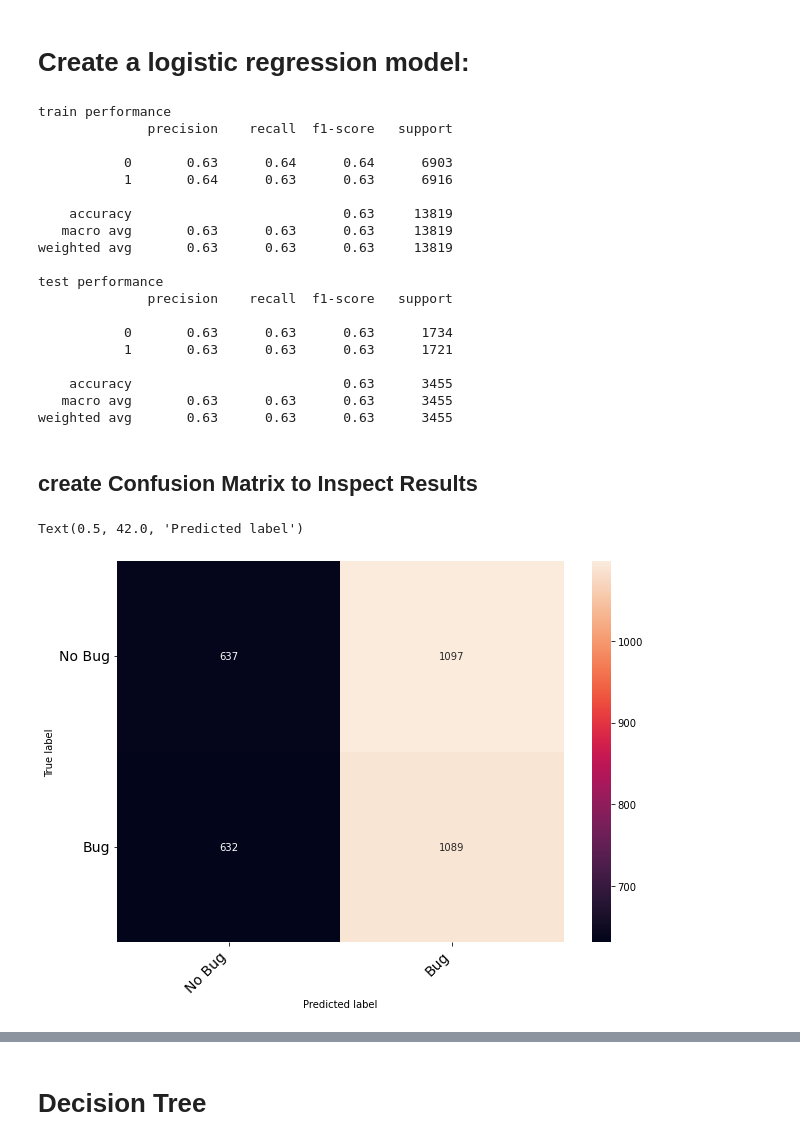
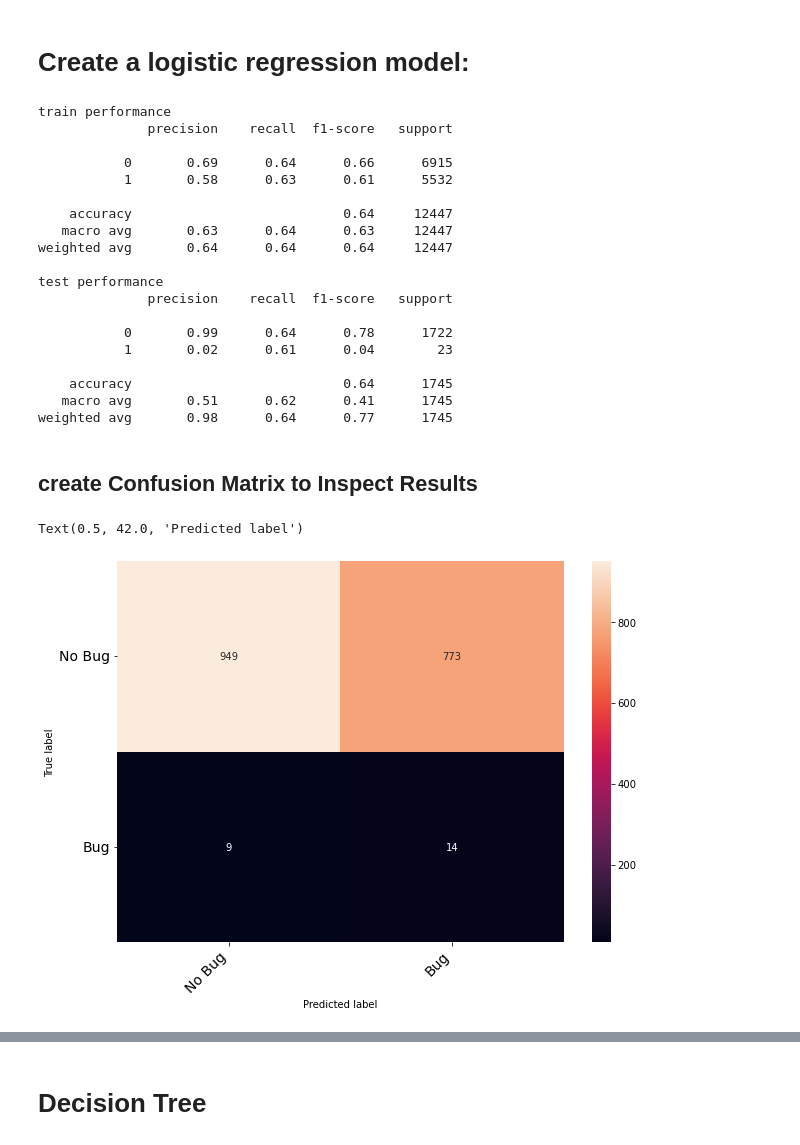
Before and after one commit to eGGenius/Fallstudie, a Jupyter notebook: Code/LogisticRegression.ipynb, the cells around one changed output, grey strips where cells are left out. Cells and saved outputs as stored; diff of their text form; code cells hidden in the pictures.

```diff
--- a/Code/LogisticRegression.ipynb
+++ b/Code/LogisticRegression.ipynb
@@ -191,4 +193,4 @@ frame_new = pd.concat(lst)
 # %%
-target = frame_new['isBuggy']
-predictors = frame_new.drop(["isBuggy"], axis=1)
+target = original_data['isBuggy']
+predictors = original_data.drop(["isBuggy"], axis=1)
 # %%
@@ -199,3 +203,20 @@ frame_new['isBuggy'].sum()
 X_train, X_test, y_train, y_test = train_test_split(
     predictors, target, test_size=0.2, random_state=123
 )  # 80-20 split into training and test data
+# %%
+# define oversampling strategy
+# this value was evaluated to maximise precision with following values:
+
+#          Logistic Regression                 Decision Tree
+#  0.1:    3/(118+3)=0.024793388429752066116   0/0 = NaN
+#  0.2:    0/16 = 0                            0/27 = 0
+#  0.3:    0/23 = 0                            2/(92+2)=0.021276595744680851064
+#  0.4:    3/(93+3)=0.03125                    1/(118+1)=0.0084033613445378151261
+#  0.5:    1/(97+1)=0.010204081632653061224    1/(119+1)=0.0083333333333333333333
+#  0.6:    0/122 = 0                           4/(4+155)=0.025157232704402515723
+#  0.7:    3/(131+3)=0.022388059701492537313   4/(144+4)=0.027027027027027027027
+#  0.8:    4/(106+4)=0.036363636363636363636   10/(641+10)=0.027888446215139442231
+#  0.9:    7/(343+7)=0.02                      8/(356+8)=0.021978021978021978022
+#  1.0:    8/(380+8)=0.020618556701030927835   9/(458+9)=0.019271948608137044968
+
+oversample = RandomOverSampler(sampling_strategy=0.8)
@@ -202,64 +238,66 @@ X_train, X_test, y_train, y_test = train_test_split(
+# %%
+# fit and apply the transform
+X_over, y_over = oversample.fit_resample(X_train, y_train)
 # %%
-# Musterlösung
+# use StandardScaled to scale Features
 
 scaler = StandardScaler()
-scaler.fit(X_train)
+scaler.fit(X_over)
 
-X_train = scaler.transform(X_train)
+X_over = scaler.transform(X_over)
 X_test = scaler.transform(X_test)
 # %% [markdown]
 # Create a logistic regression model:
 # %%
 # Musterlösung
 logreg = LogisticRegression()
-logreg.fit(X_train, y_train)
+logreg.fit(X_over, y_over)
 print("train performance")
-print(classification_report(y_train, logreg.predict(X_train)))
+print(classification_report(y_over, logreg.predict(X_over)))
 print("test performance")
 print(classification_report(y_test, logreg.predict(X_test)))
 # %% [output]
 train performance
               precision    recall  f1-score   support
 
-           0       0.63      0.64      0.64      6903
-           1       0.64      0.63      0.63      6916
+           0       0.69      0.64      0.66      6915
+           1       0.58      0.63      0.61      5532
 
-    accuracy                           0.63     13819
-   macro avg       0.63      0.63      0.63     13819
-weighted avg       0.63      0.63      0.63     13819
+    accuracy                           0.64     12447
+   macro avg       0.63      0.64      0.63     12447
+weighted avg       0.64      0.64      0.64     12447
 
 test performance
               precision    recall  f1-score   support
 
-           0       0.63      0.63      0.63      1734
-           1       0.63      0.63      0.63      1721
+           0       0.99      0.64      0.78      1722
+           1       0.02      0.61      0.04        23
 
-    accuracy                           0.63      3455
-   macro avg       0.63      0.63      0.63      3455
-weighted avg       0.63      0.63      0.63      3455
+    accuracy                           0.64      1745
+   macro avg       0.51      0.62      0.41      1745
+weighted avg       0.98      0.64      0.77      1745
 # %% [markdown]
 ## create Confusion Matrix to Inspect Results
 # %%
-conf_mat = confusion_matrix(y_test, logreg.predict(X_test))
-conf_mat[0][0], conf_mat[0][1] = conf_mat[0][1], conf_mat[0][0]
+conf_mat = confusion_matrix(y_test, tree.predict(X_test))
 df_cm = pd.DataFrame(
     conf_mat,
     index=["No Bug", "Bug"],
     columns=["No Bug", "Bug"],
 )
 fig = plt.figure(figsize=[10, 7])
 heatmap = sns.heatmap(df_cm, annot=True, fmt="d")
 heatmap.yaxis.set_ticklabels(
     heatmap.yaxis.get_ticklabels(), rotation=0, ha="right", fontsize=14
 )
 heatmap.xaxis.set_ticklabels(
     heatmap.xaxis.get_ticklabels(), rotation=45, ha="right", fontsize=14
 )
 plt.ylabel("True label")
 plt.xlabel("Predicted label")
 # %% [output]
 Text(0.5, 42.0, 'Predicted label')
-[figure, old version]
+[figure, new version]
 # %%
 list(zip(predictors.columns, logreg.coef_[0]))
 # %% [output]
```
Also changed, not shown: parts of 10 cells of this notebook, 1 other file.
